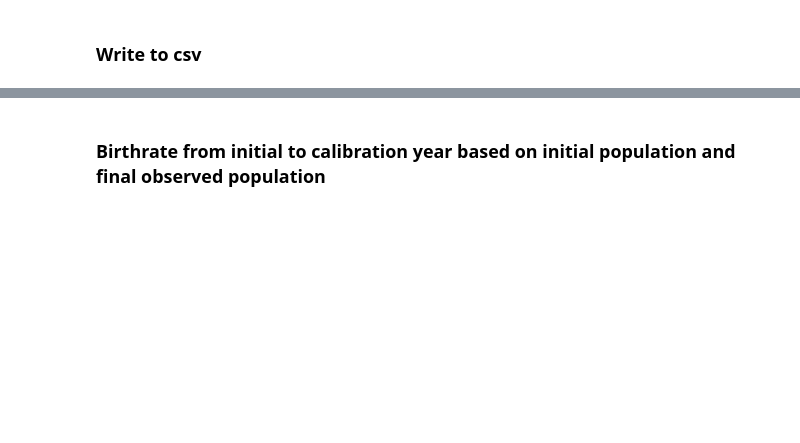
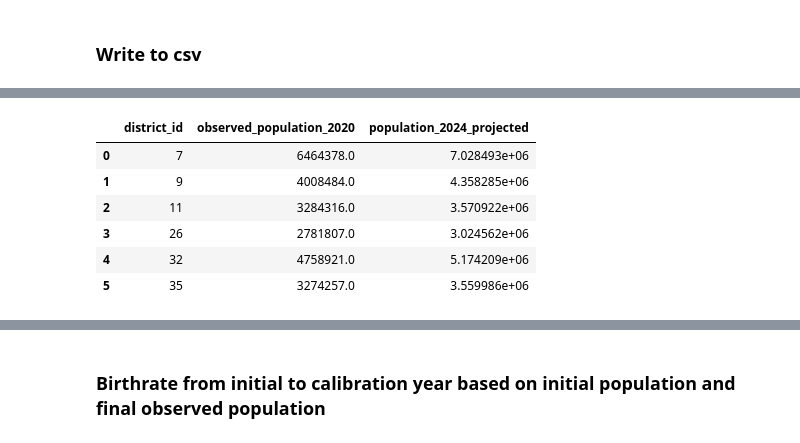
Before and after one commit to darayus-gorimaar/Calibration_Pipeline_v7_NG-SE, a Jupyter notebook: population_validation/0_1_calibration_prepare_population_and_incidence.ipynb, the cells around one changed output, grey strips where cells are left out. Drawn from its saved outputs; the diff is of its cells as text; code cells hidden in the pictures; blank space fills up the shorter version.

```diff
--- a/population_validation/0_1_calibration_prepare_population_and_incidence.ipynb
+++ b/population_validation/0_1_calibration_prepare_population_and_incidence.ipynb
@@ -216,4 +265,12 @@ print(f"Wrote projected population per district to {population_per_district_proj
 # %%
-pop_df = pd.read_csv(f"{data_path}/population_per_district_projected.csv")
+pop_df = pd.read_csv(population_per_district_projected_csv_path)
 pop_df
+# %% [output]
+|  | district_id | observed_population_2020 | population_2024_projected |
+| 0 | 7 | 6464378.0 | 7.028493e+06 |
+| 1 | 9 | 4008484.0 | 4.358285e+06 |
+| 2 | 11 | 3284316.0 | 3.570922e+06 |
+| 3 | 26 | 2781807.0 | 3.024562e+06 |
+| 4 | 32 | 4758921.0 | 5.174209e+06 |
+| 5 | 35 | 3274257.0 | 3.559986e+06 |
 # %%
```
Also changed, not shown: parts of 19 cells of this notebook, 20 other files.
